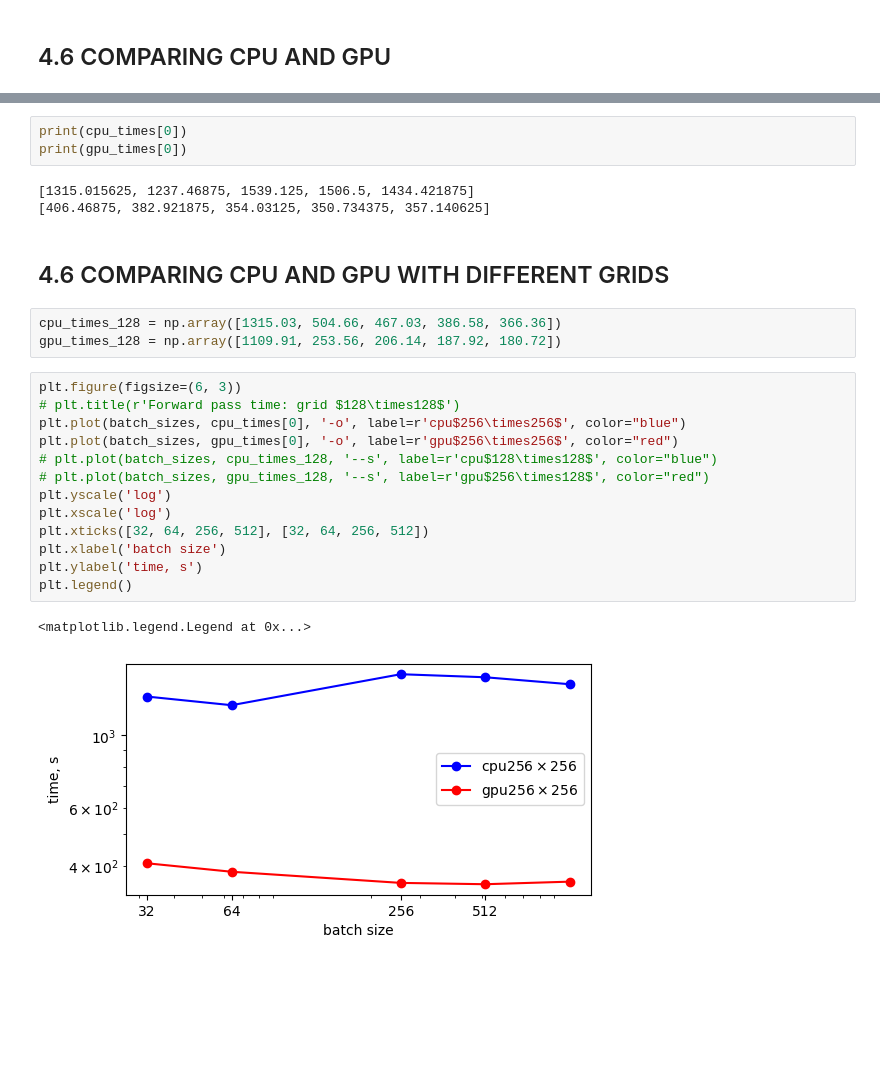
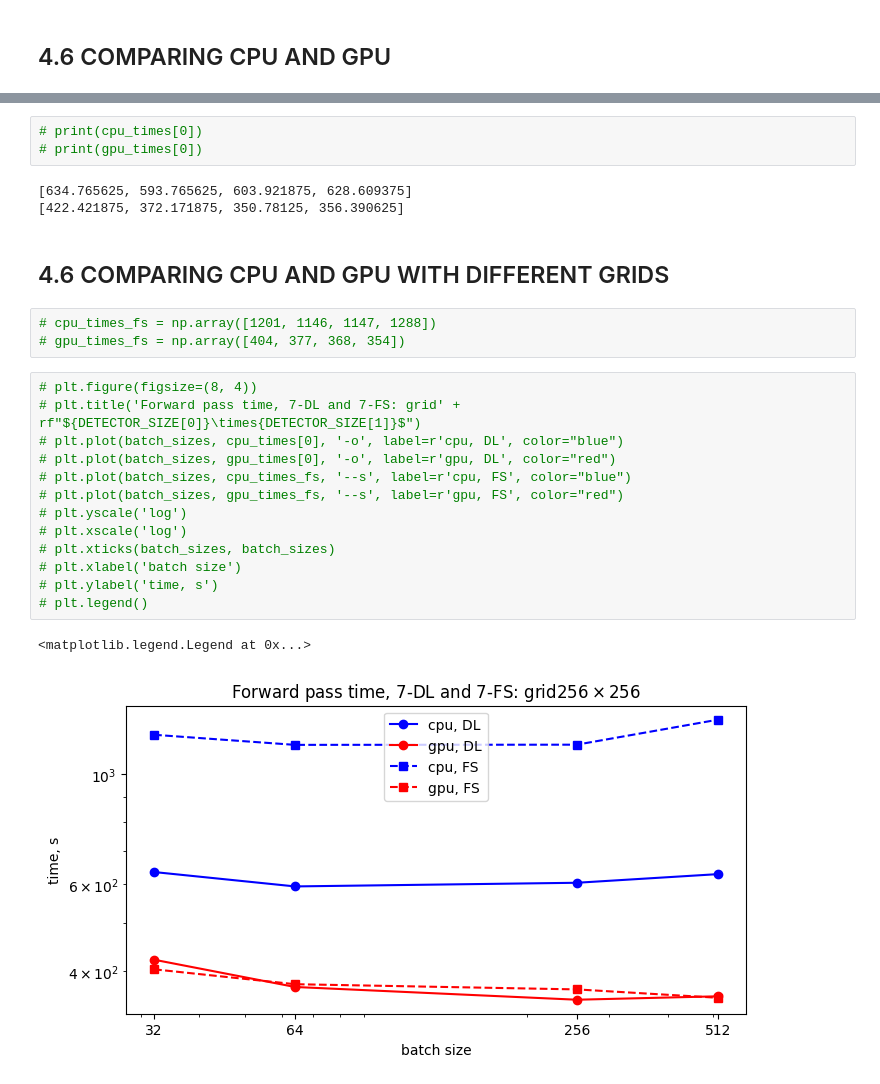
Before and after one commit to CompPhysLab/SVETlANNa.docs, a Jupyter notebook: GPU/512_optical_setup.ipynb, the cells around one changed output, grey strips where cells are left out. Cells and saved outputs as stored; diff of their text form; blank space fills up the shorter version.

```diff
--- a/GPU/512_optical_setup.ipynb
+++ b/GPU/512_optical_setup.ipynb
@@ -931,28 +997,28 @@ plt.legend()
 # %%
-print(cpu_times[0])
-print(gpu_times[0])
+# print(cpu_times[0])
+# print(gpu_times[0])
 # %% [output]
-[1315.015625, 1237.46875, 1539.125, 1506.5, 1434.421875]
-[406.46875, 382.921875, 354.03125, 350.734375, 357.140625]
+[634.765625, 593.765625, 603.921875, 628.609375]
+[422.421875, 372.171875, 350.78125, 356.390625]
 # %% [markdown]
 ## 4.6 COMPARING CPU AND GPU WITH DIFFERENT GRIDS
-# %%
-cpu_times_128 = np.array([1315.03, 504.66, 467.03, 386.58, 366.36])
-gpu_times_128 = np.array([1109.91, 253.56, 206.14, 187.92, 180.72])
+# %%
+# cpu_times_fs = np.array([1201, 1146, 1147, 1288])
+# gpu_times_fs = np.array([404, 377, 368, 354])
 # %%
-plt.figure(figsize=(6, 3))
-# plt.title(r'Forward pass time: grid $128\times128$')
-plt.plot(batch_sizes, cpu_times[0], '-o', label=r'cpu$256\times256$', color="blue")
-plt.plot(batch_sizes, gpu_times[0], '-o', label=r'gpu$256\times256$', color="red")
-# plt.plot(batch_sizes, cpu_times_128, '--s', label=r'cpu$128\times128$', color="blue")
-# plt.plot(batch_sizes, gpu_times_128, '--s', label=r'gpu$256\times128$', color="red")
-plt.yscale('log')
-plt.xscale('log')
-plt.xticks([32, 64, 256, 512], [32, 64, 256, 512])
-plt.xlabel('batch size')
-plt.ylabel('time, s')
-plt.legend()
+# plt.figure(figsize=(8, 4))
+# plt.title('Forward pass time, 7-DL and 7-FS: grid' + rf"${DETECTOR_SIZE[0]}\times{DETECTOR_SIZE[1]}$")
+# plt.plot(batch_sizes, cpu_times[0], '-o', label=r'cpu, DL', color="blue")
+# plt.plot(batch_sizes, gpu_times[0], '-o', label=r'gpu, DL', color="red")
+# plt.plot(batch_sizes, cpu_times_fs, '--s', label=r'cpu, FS', color="blue")
+# plt.plot(batch_sizes, gpu_times_fs, '--s', label=r'gpu, FS', color="red")
+# plt.yscale('log')
+# plt.xscale('log')
+# plt.xticks(batch_sizes, batch_sizes)
+# plt.xlabel('batch size')
+# plt.ylabel('time, s')
+# plt.legend()
 # %% [output]
 <matplotlib.legend.Legend at 0x...>
-[figure, old version]
+[figure, new version]
 # %%
```
Also changed, not shown: parts of 18 cells of this notebook.
